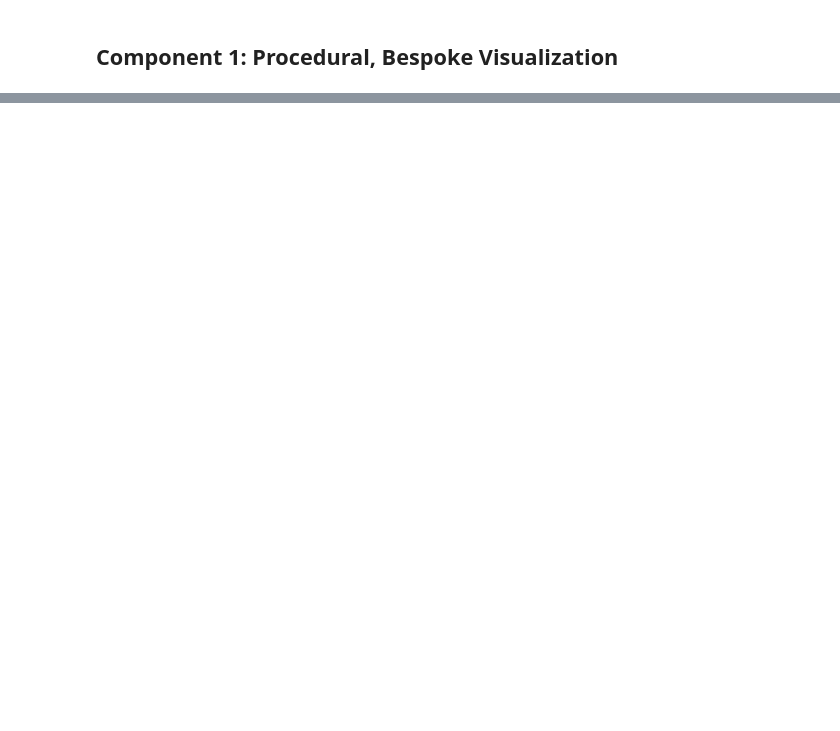
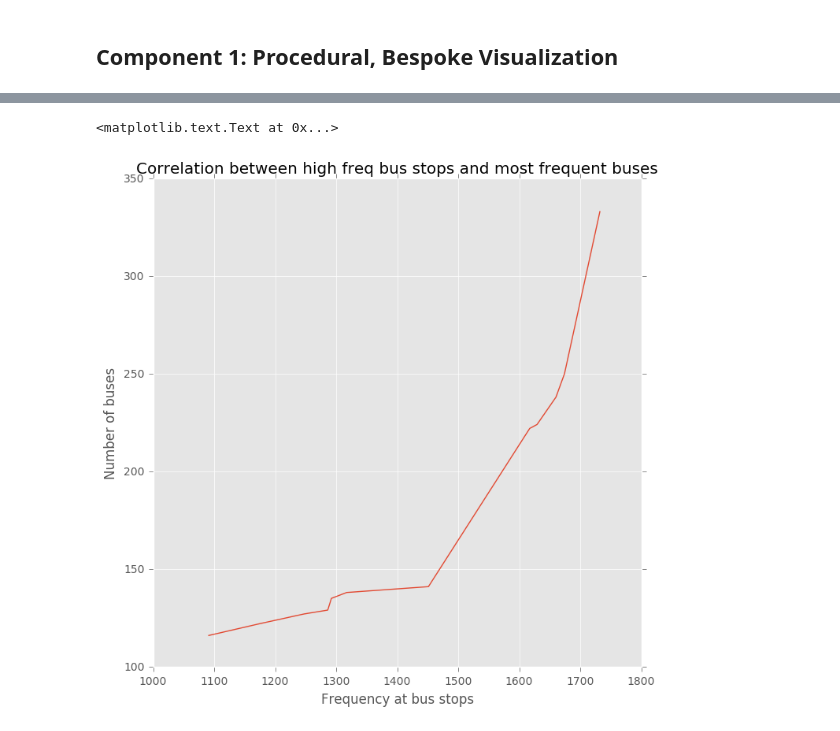
Before and after one commit to UIUC-iSchool-DataViz/project-spring2017, a Jupyter notebook: part1/part1.ipynb, the cells around one changed output, grey strips where cells are left out. Cells and saved outputs as stored; diff of their text form; code cells hidden in the pictures; blank space fills up the shorter version.

```diff
--- a/part1/part1.ipynb
+++ b/part1/part1.ipynb
@@ -230,0 +565,10 @@ plt.plot(most_freq, trips['route_id'].value_counts()[0:12],)
+# %%
+plt.plot(most_freq, trips['route_id'].value_counts()[0:12],)
+plt.title("Correlation between high freq bus stops and most frequent buses")
+plt.xlabel("Frequency at bus stops")
+plt.ylabel("Number of buses")
+# Here we can see that the correlation betweeen the freq of bus stops and the number of buses at each route is
+# linearly correlated, i.e. both are in increasing order.
+# %% [output]
+<matplotlib.text.Text at 0x...>
+[figure, added]
```
Also changed, not shown: parts of 51 cells of this notebook, 13 other files.
